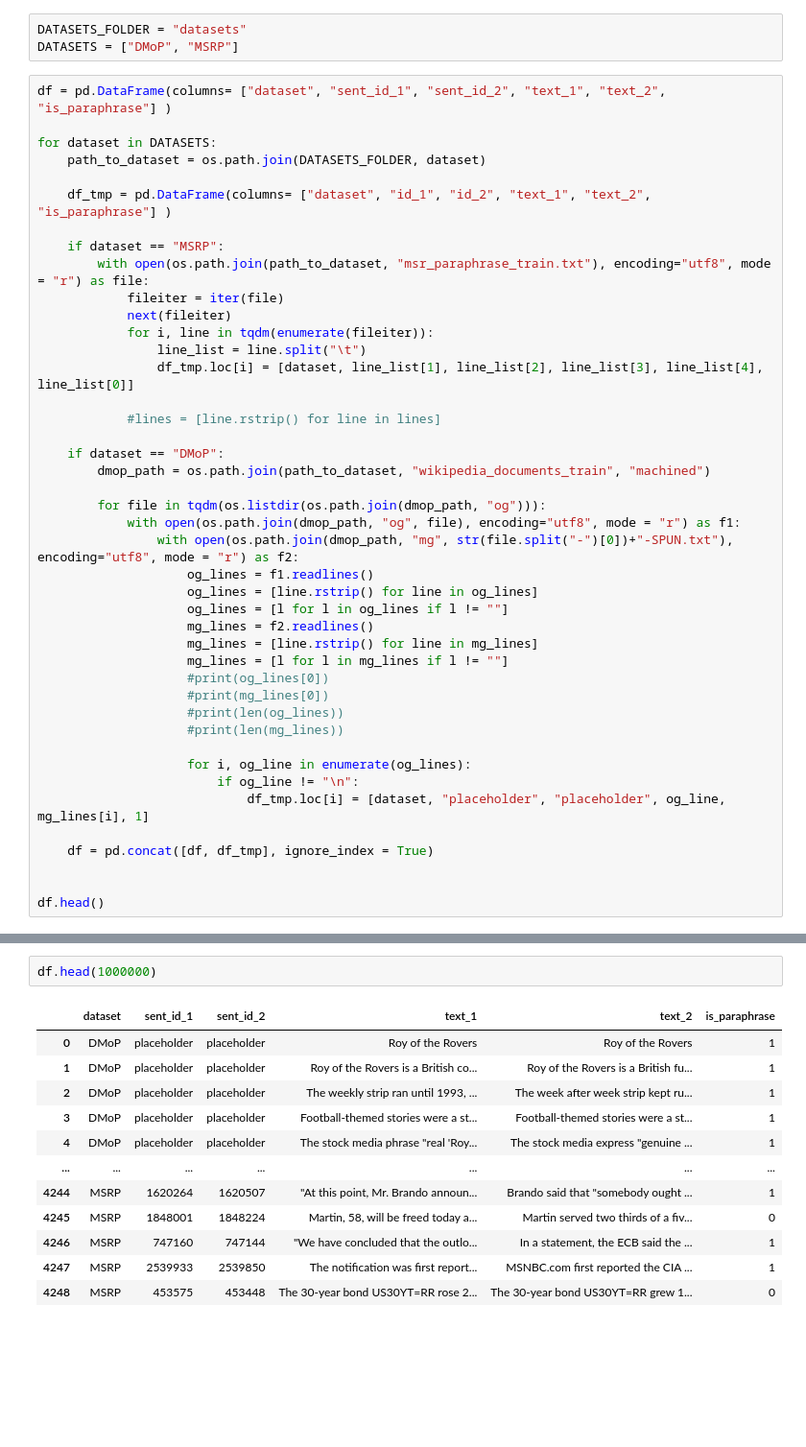
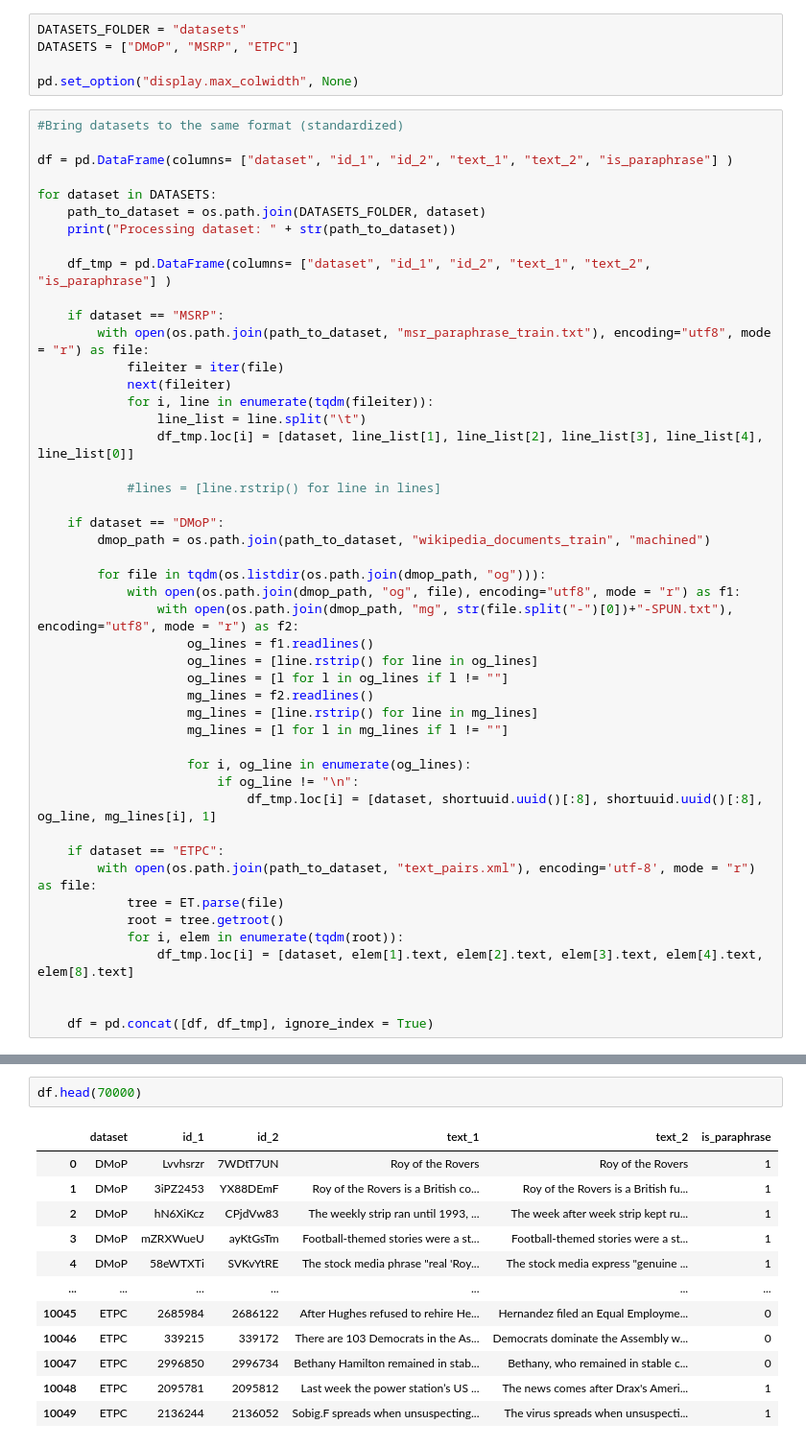
Before and after one commit to jonas-becker/pd-human-vs-machine-content, a Jupyter notebook: parse.ipynb, the cells around one changed output, grey strips where cells are left out. Shown: that part at 96% size. Cells and saved outputs as stored; diff of their text form; blank space fills up the shorter version.

Commit message:
ETPC dataset read in

```diff
--- a/parse.ipynb
+++ b/parse.ipynb
@@ -6,11 +10,16 @@ from fuzzywuzzy import fuzz
 # %%
 DATASETS_FOLDER = "datasets"
-DATASETS = ["DMoP", "MSRP"]
+DATASETS = ["DMoP", "MSRP", "ETPC"]
+
+pd.set_option("display.max_colwidth", None)
 # %%
-df = pd.DataFrame(columns= ["dataset", "sent_id_1", "sent_id_2", "text_1", "text_2", "is_paraphrase"] )
+#Bring datasets to the same format (standardized)
+
+df = pd.DataFrame(columns= ["dataset", "id_1", "id_2", "text_1", "text_2", "is_paraphrase"] )
 
 for dataset in DATASETS:
     path_to_dataset = os.path.join(DATASETS_FOLDER, dataset)
+    print("Processing dataset: " + str(path_to_dataset))
 
     df_tmp = pd.DataFrame(columns= ["dataset", "id_1", "id_2", "text_1", "text_2", "is_paraphrase"] )
 
@@ -18,7 +27,7 @@ for dataset in DATASETS:
         with open(os.path.join(path_to_dataset, "msr_paraphrase_train.txt"), encoding="utf8", mode = "r") as file:
             fileiter = iter(file)
             next(fileiter)
-            for i, line in tqdm(enumerate(fileiter)):
+            for i, line in enumerate(tqdm(fileiter)):
                 line_list = line.split("\t")
                 df_tmp.loc[i] = [dataset, line_list[1], line_list[2], line_list[3], line_list[4], line_list[0]]
 
@@ -36,17 +45,18 @@ for dataset in DATASETS:
                     mg_lines = f2.readlines()
                     mg_lines = [line.rstrip() for line in mg_lines]
                     mg_lines = [l for l in mg_lines if l != ""]
-                    #print(og_lines[0])
-                    #print(mg_lines[0])
-                    #print(len(og_lines))
-                    #print(len(mg_lines))
 
                     for i, og_line in enumerate(og_lines):
                         if og_line != "\n":
-                            df_tmp.loc[i] = [dataset, "placeholder", "placeholder", og_line, mg_lines[i], 1]
+                            df_tmp.loc[i] = [dataset, shortuuid.uuid()[:8], shortuuid.uuid()[:8], og_line, mg_lines[i], 1]
+
+    if dataset == "ETPC":
+        with open(os.path.join(path_to_dataset, "text_pairs.xml"), encoding='utf-8', mode = "r") as file:
+            tree = ET.parse(file)
+            root = tree.getroot()
+            for i, elem in enumerate(tqdm(root)):
+                df_tmp.loc[i] = [dataset, elem[1].text, elem[2].text, elem[3].text, elem[4].text, elem[8].text]
+
 
     df = pd.concat([df, df_tmp], ignore_index = True)
-
-
-df.head()
 # %% [output]
@@ -59,15 +66,15 @@ df.head()
 # %%
-df.head(1000000)
+df.head(70000)
 # %% [output]
-|  | dataset | sent_id_1 | sent_id_2 | text_1 | text_2 | is_paraphrase |
-| 0 | DMoP | placeholder | placeholder | Roy of the Rovers | Roy of the Rovers | 1 |
-| 1 | DMoP | placeholder | placeholder | Roy of the Rovers is a British co... | Roy of the Rovers is a British fu... | 1 |
-| 2 | DMoP | placeholder | placeholder | The weekly strip ran until 1993, ... | The week after week strip kept ru... | 1 |
-| 3 | DMoP | placeholder | placeholder | Football-themed stories were a st... | Football-themed stories were a st... | 1 |
-| 4 | DMoP | placeholder | placeholder | The stock media phrase "real 'Roy... | The stock media express "genuine ... | 1 |
+|  | dataset | id_1 | id_2 | text_1 | text_2 | is_paraphrase |
+| 0 | DMoP | Lvvhsrzr | 7WDtT7UN | Roy of the Rovers | Roy of the Rovers | 1 |
+| 1 | DMoP | 3iPZ2453 | YX88DEmF | Roy of the Rovers is a British co... | Roy of the Rovers is a British fu... | 1 |
+| 2 | DMoP | hN6XiKcz | CPjdVw83 | The weekly strip ran until 1993, ... | The week after week strip kept ru... | 1 |
+| 3 | DMoP | mZRXWueU | ayKtGsTm | Football-themed stories were a st... | Football-themed stories were a st... | 1 |
+| 4 | DMoP | 58eWTXTi | SVKvYtRE | The stock media phrase "real 'Roy... | The stock media express "genuine ... | 1 |
 | ... | ... | ... | ... | ... | ... | ... |
-| 4244 | MSRP | 1620264 | 1620507 | "At this point, Mr. Brando announ... | Brando said that "somebody ought ... | 1 |
-| 4245 | MSRP | 1848001 | 1848224 | Martin, 58, will be freed today a... | Martin served two thirds of a fiv... | 0 |
-| 4246 | MSRP | 747160 | 747144 | "We have concluded that the outlo... | In a statement, the ECB said the ... | 1 |
-| 4247 | MSRP | 2539933 | 2539850 | The notification was first report... | MSNBC.com first reported the CIA ... | 1 |
-| 4248 | MSRP | 453575 | 453448 | The 30-year bond US30YT=RR rose 2... | The 30-year bond US30YT=RR grew 1... | 0 |
+| 10045 | ETPC | 2685984 | 2686122 | After Hughes refused to rehire He... | Hernandez filed an Equal Employme... | 0 |
+| 10046 | ETPC | 339215 | 339172 | There are 103 Democrats in the As... | Democrats dominate the Assembly w... | 0 |
+| 10047 | ETPC | 2996850 | 2996734 | Bethany Hamilton remained in stab... | Bethany, who remained in stable c... | 0 |
+| 10048 | ETPC | 2095781 | 2095812 | Last week the power station’s US ... | The news comes after Drax's Ameri... | 1 |
+| 10049 | ETPC | 2136244 | 2136052 | Sobig.F spreads when unsuspecting... | The virus spreads when unsuspecti... | 1 |
```
Also changed, not shown: parts of 3 cells of this notebook, 1 other file.
